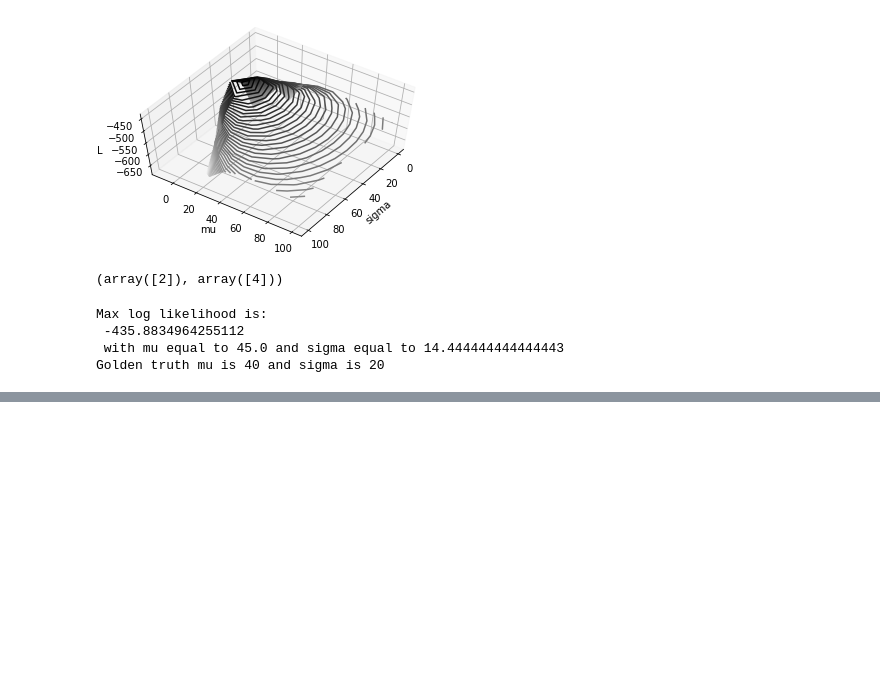
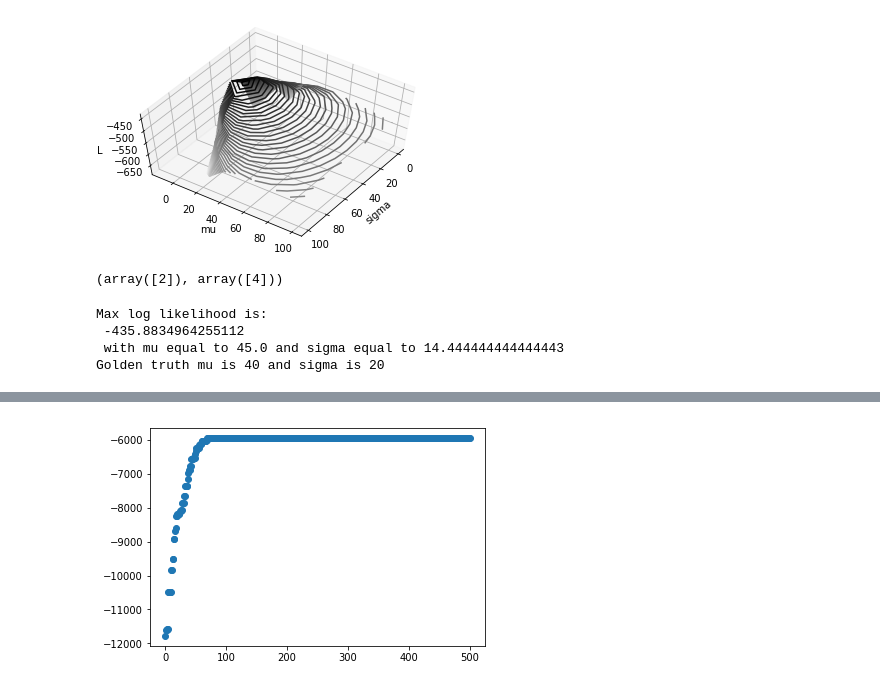
Before and after one commit to olwflynn/Learning, a Jupyter notebook: Bayesian learning - Decoders and Inference.ipynb, the cells around one changed output, grey strips where cells are left out. Cells and saved outputs as stored; diff of their text form; code cells hidden in the pictures; blank space fills up the shorter version.

```diff
--- a/Bayesian learning - Decoders and Inference.ipynb
+++ b/Bayesian learning - Decoders and Inference.ipynb
@@ -205,0 +438,5 @@ Golden truth mu is 40 and sigma is 20
+# %%
+plt.scatter(y=df['ll_accepted'], x=df['iterations'])
+plt.show()
+# %% [output]
+[figure, added]
```
Also changed, not shown: parts of 17 cells of this notebook.
